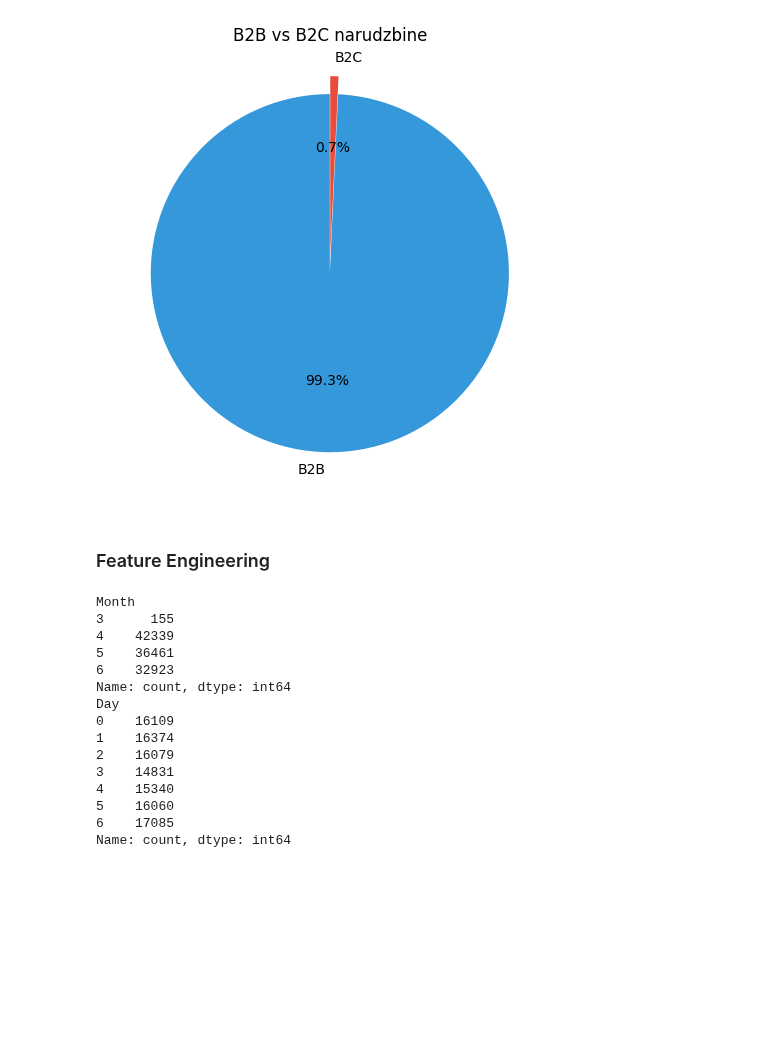
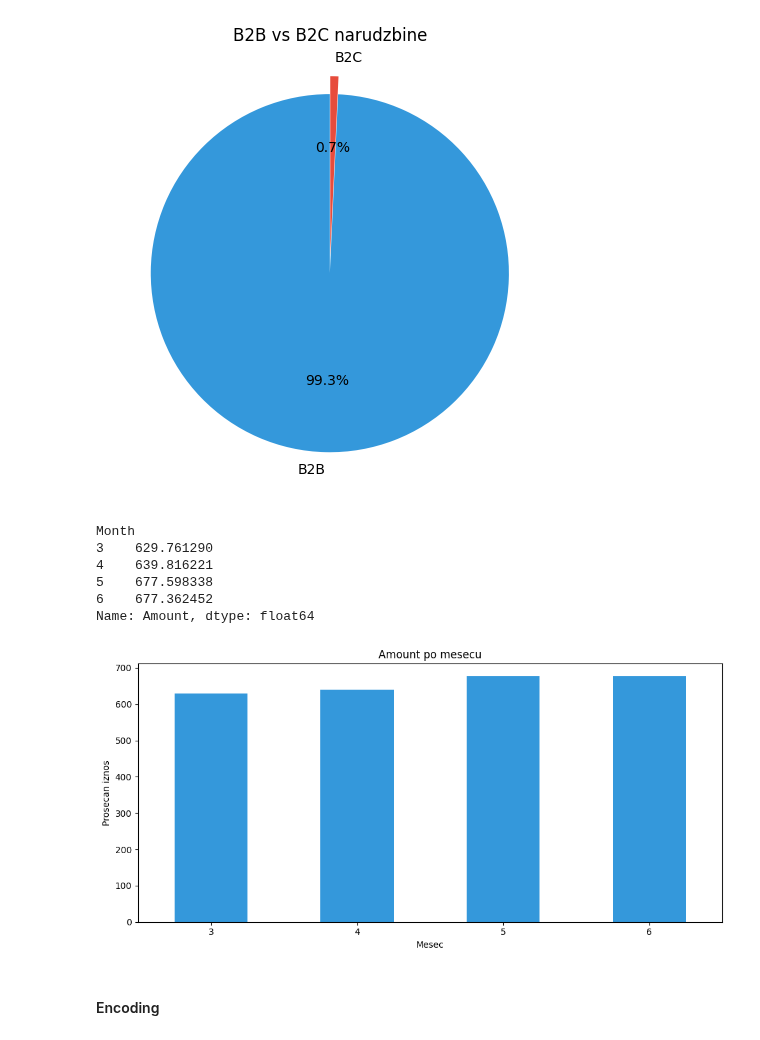
Before and after one commit to alxcek/mas-ai, a Jupyter notebook: machine_learning/02_e_commerce_sales_data/clustering.ipynb, the cells around one changed output. Drawn from its saved outputs; the diff is of its cells as text; code cells hidden in the pictures; blank space fills up the shorter version.

```diff
--- a/machine_learning/02_e_commerce_sales_data/clustering.ipynb
+++ b/machine_learning/02_e_commerce_sales_data/clustering.ipynb
@@ -274,29 +280,28 @@ plt.tight_layout()
 plt.show()
 # %% [output]
 [figure]
-# %% [markdown]
-### Feature Engineering
-# %%
-df['Date'] = pd.to_datetime(df['Date'])
-df['Month'] = df['Date'].dt.month
-df['Day'] = df['Date'].dt.dayofweek
-df['Quarter'] = df['Date'].dt.quarter
-
-print(df['Month'].value_counts().sort_index())
-print(df['Day'].value_counts().sort_index())
-# %% [output]
-Month
-3      155
-4    42339
-5    36461
-6    32923
-Name: count, dtype: int64
-Day
-0    16109
-1    16374
-2    16079
-3    14831
-4    15340
-5    16060
-6    17085
-Name: count, dtype: int64
+# %%
+df['Date'] = pd.to_datetime(df['Date'])
+
+df['Month'] = df['Date'].dt.month
+monthly_avg = df.groupby('Month')['Amount'].mean()
+print(monthly_avg)
+
+plt.figure(figsize=(10, 5))
+monthly_avg.plot(kind='bar', color='#3498db')
+plt.title('Amount po mesecu')
+plt.xlabel('Mesec')
+plt.xticks(rotation=0)
+plt.ylabel('Prosecan iznos')
+plt.tight_layout()
+plt.show()
+# %% [output]
+Month
+3    629.761290
+4    639.816221
+5    677.598338
+6    677.362452
+Name: Amount, dtype: float64
+[figure, added]
+# %% [markdown]
+#### Encoding
```
Also changed, not shown: parts of 7 cells of this notebook.
